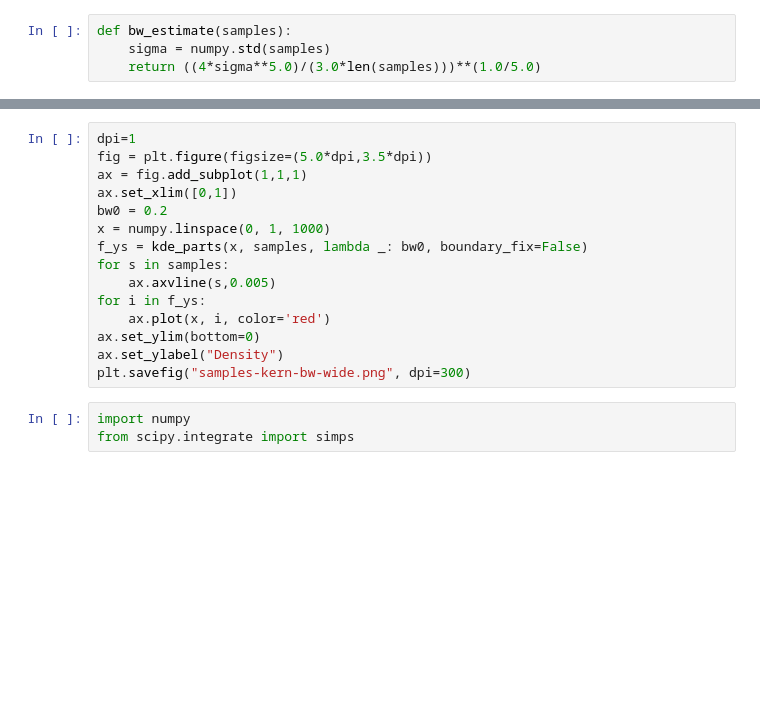
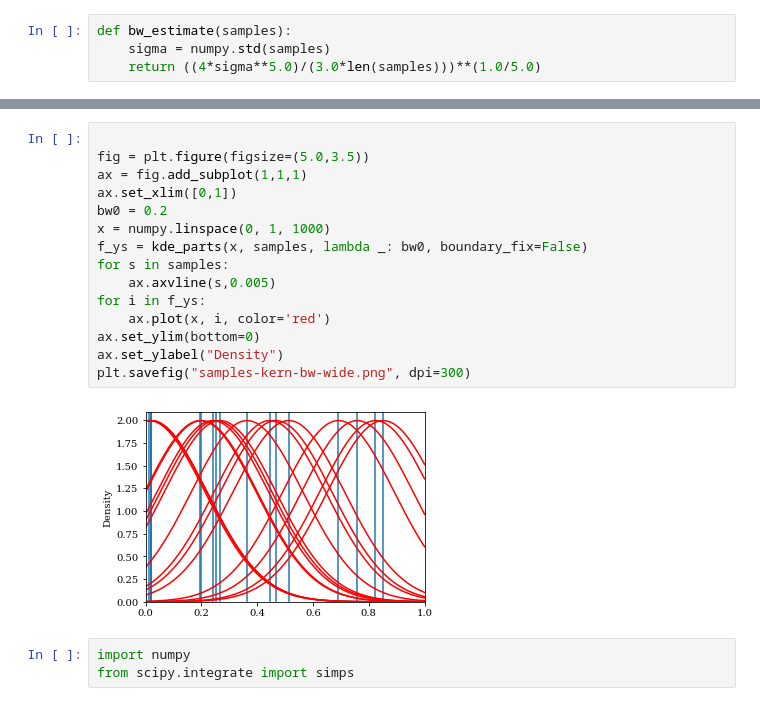
Before and after one commit to UoB-HPC/performance-portability, a Jupyter notebook: metrics/scripts/Adaptive Kernel Density Estimation.ipynb, the cells around one changed output, grey strips where cells are left out. Saved outputs shown, nothing was run; the diff lists cells and outputs as text; blank space fills up the shorter version.

```diff
--- a/metrics/scripts/Adaptive Kernel Density Estimation.ipynb
+++ b/metrics/scripts/Adaptive Kernel Density Estimation.ipynb
@@ -95,18 +98,20 @@ plt.savefig("samples-kern-bw-narrow.png", dpi=300)
 # %%
-dpi=1
-fig = plt.figure(figsize=(5.0*dpi,3.5*dpi))
+
+fig = plt.figure(figsize=(5.0,3.5))
 ax = fig.add_subplot(1,1,1)
 ax.set_xlim([0,1])
 bw0 = 0.2
 x = numpy.linspace(0, 1, 1000)
 f_ys = kde_parts(x, samples, lambda _: bw0, boundary_fix=False)
 for s in samples:
     ax.axvline(s,0.005)
 for i in f_ys:
     ax.plot(x, i, color='red')
 ax.set_ylim(bottom=0)
 ax.set_ylabel("Density")
 plt.savefig("samples-kern-bw-wide.png", dpi=300)
+# %% [output]
+[figure, added]
 # %%
 import numpy
 from scipy.integrate import simps
```
Also changed, not shown: parts of 27 cells of this notebook.
